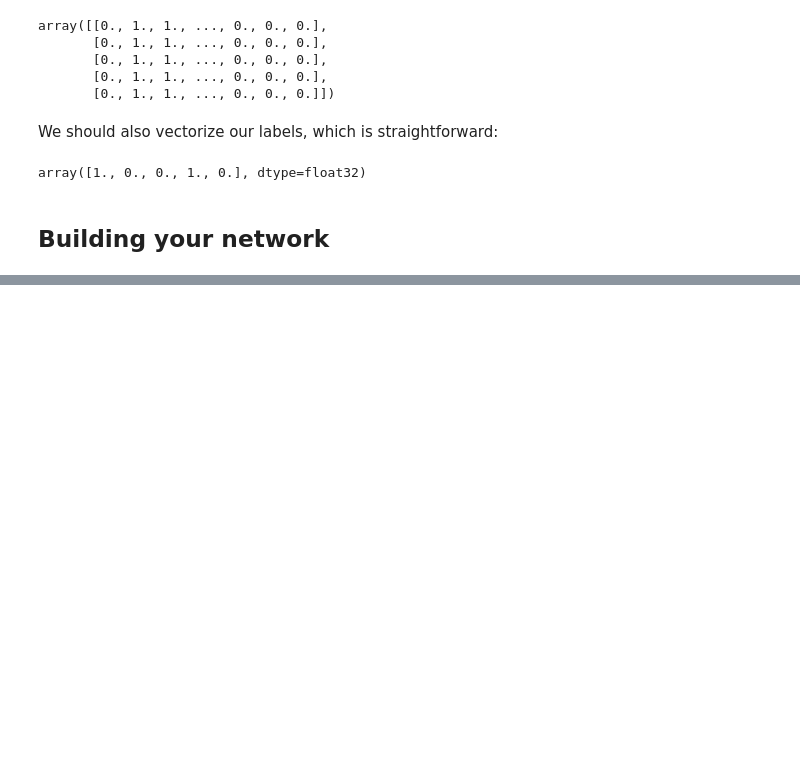
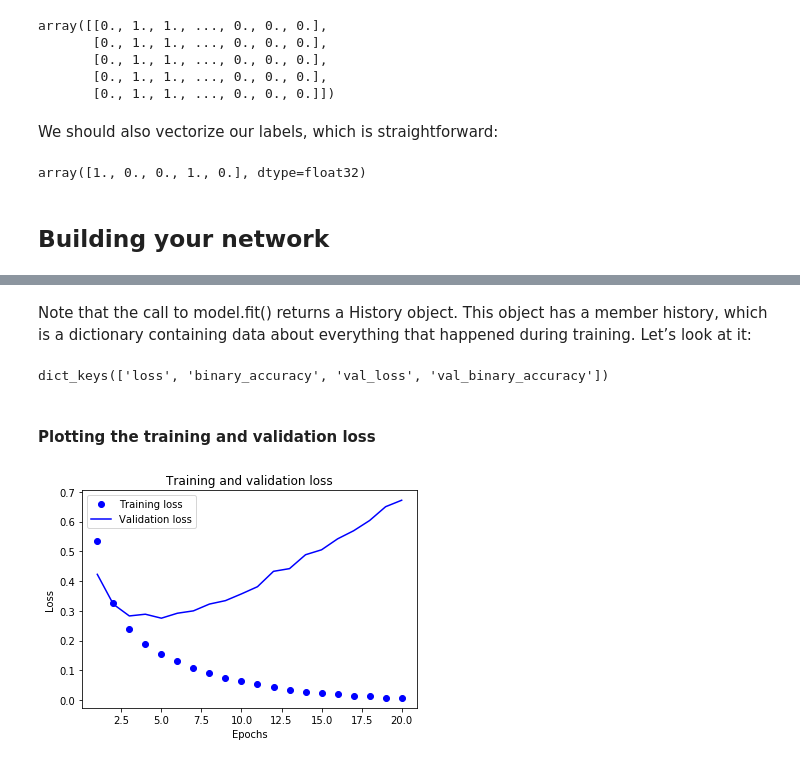
Before and after one commit to rahiakela/deep-learning-with-python-francois-chollet, a Jupyter notebook: classifying_movie_reviews_binary_classification_example.ipynb, the cells around one changed output, grey strips where cells are left out. Drawn from its saved outputs; the diff is of its cells as text; code cells hidden in the pictures; blank space fills up the shorter version.

```diff
--- a/classifying_movie_reviews_binary_classification_example.ipynb
+++ b/classifying_movie_reviews_binary_classification_example.ipynb
@@ -155,0 +208,4 @@ array([1., 0., 0., 1., 0.], dtype=float32)
+# %%
+model.compile(optimizer=tf.keras.optimizers.RMSprop(learning_rate=0.001),
+              loss=tf.keras.losses.binary_crossentropy,
+              metrics=[tf.keras.metrics.binary_accuracy])
@@ -155,0 +218,6 @@ array([1., 0., 0., 1., 0.], dtype=float32)
+# %%
+x_val = x_train[:10000]
+partial_x_train = x_train[10000:]
+
+y_val = y_train[:10000]
+partial_y_train = y_train[10000:]
@@ -155,0 +231,2 @@ array([1., 0., 0., 1., 0.], dtype=float32)
+# %%
+history = model.fit(partial_x_train, partial_y_train, epochs=20, batch_size=512, validation_data=(x_val, y_val))
@@ -155,0 +251,28 @@ array([1., 0., 0., 1., 0.], dtype=float32)
+# %% [markdown]
+Note that the call to model.fit() returns a History object. This object has a member
+history, which is a dictionary containing data about everything that happened
+during training. Let’s look at it:
+# %%
+history_dict = history.history
+history_dict.keys()
+# %% [output]
+dict_keys(['loss', 'binary_accuracy', 'val_loss', 'val_binary_accuracy'])
+# %% [markdown]
+#### Plotting the training and validation loss
+# %%
+acc = history.history['binary_accuracy']
+val_acc = history.history['val_binary_accuracy']
+loss_values = history_dict['loss']
+val_loss_values = history_dict['val_loss']
+
+epochs = range(1, len(acc) + 1)
+
+plt.plot(epochs, loss_values, 'bo', label='Training loss')
+plt.plot(epochs, val_loss_values, 'b', label='Validation loss')
+plt.title('Training and validation loss')
+plt.xlabel('Epochs')
+plt.ylabel('Loss')
+plt.legend()
+plt.show()
+# %% [output]
+[figure, added]
```
Also changed, not shown: parts of 54 cells of this notebook.
